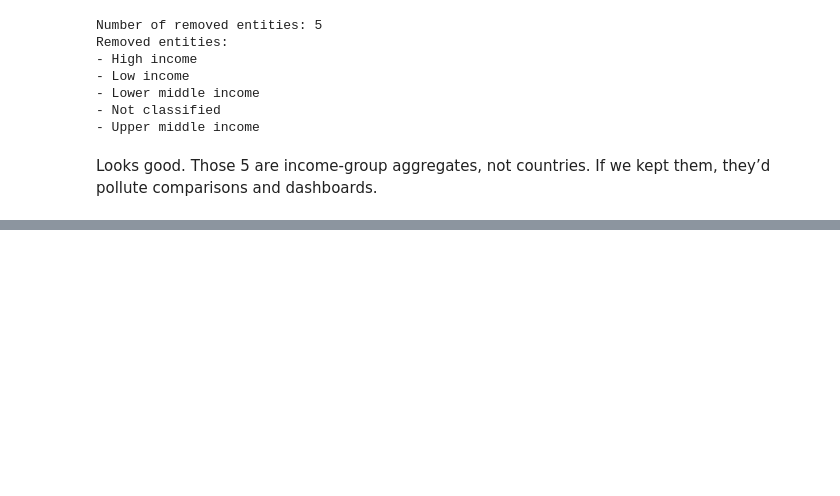
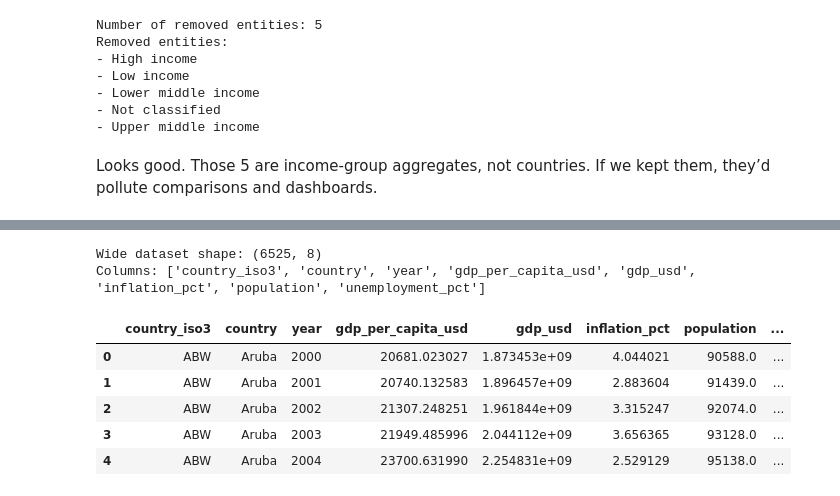
Before and after one commit to gloppypop/world-bank-data-mart-powerbi, a Jupyter notebook: notebooks/01_download_worldbank.ipynb, the cells around one changed output, grey strips where cells are left out. Drawn from its saved outputs; the diff is of its cells as text; code cells hidden in the pictures; blank space fills up the shorter version.

```diff
--- a/notebooks/01_download_worldbank.ipynb
+++ b/notebooks/01_download_worldbank.ipynb
@@ -362,0 +505,18 @@ Looks good. Those 5 are income-group aggregates, not countries. If we kept them,
+# %%
+# Show shape (rows, columns)
+print("Wide dataset shape:", wide.shape)
+
+# Show column names
+print("Columns:", list(wide.columns))
+
+# Preview data
+wide.head()
+# %% [output]
+Wide dataset shape: (6525, 8)
+Columns: ['country_iso3', 'country', 'year', 'gdp_per_capita_usd', 'gdp_usd', 'inflation_pct', 'population', 'unemployment_pct']
+|  | country_iso3 | country | year | gdp_per_capita_usd | gdp_usd | inflation_pct | population | ... |
+| 0 | ABW | Aruba | 2000 | 20681.023027 | 1.873453e+09 | 4.044021 | 90588.0 | ... |
+| 1 | ABW | Aruba | 2001 | 20740.132583 | 1.896457e+09 | 2.883604 | 91439.0 | ... |
+| 2 | ABW | Aruba | 2002 | 21307.248251 | 1.961844e+09 | 3.315247 | 92074.0 | ... |
+| 3 | ABW | Aruba | 2003 | 21949.485996 | 2.044112e+09 | 3.656365 | 93128.0 | ... |
+| 4 | ABW | Aruba | 2004 | 23700.631990 | 2.254831e+09 | 2.529129 | 95138.0 | ... |
```
Also changed, not shown: parts of 12 cells of this notebook.
